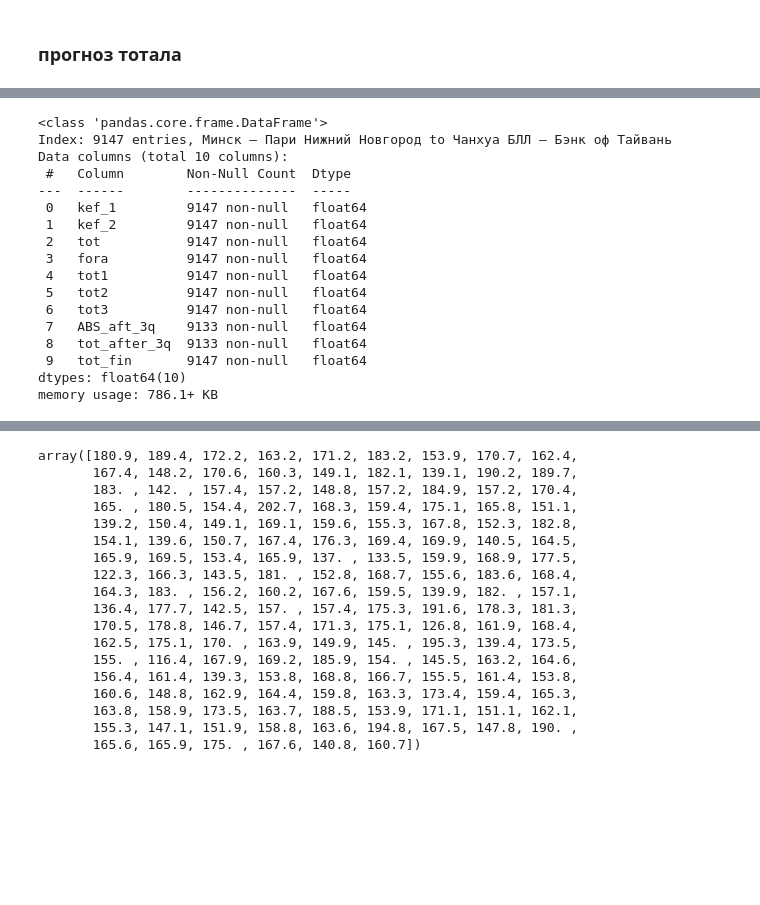
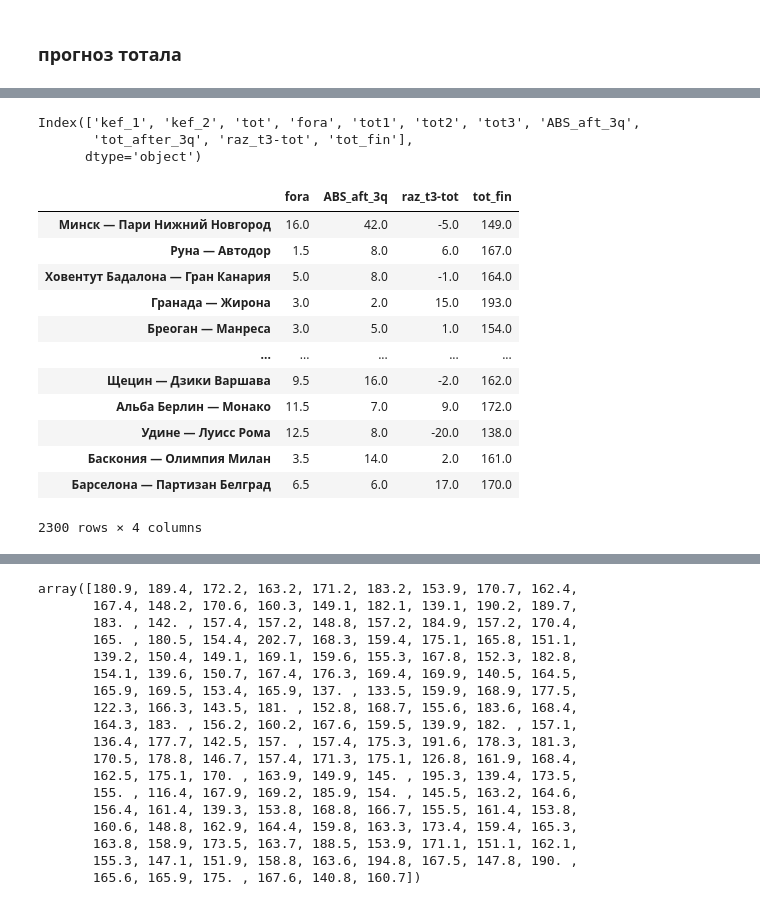
Before and after one commit to madog8/test_1, a Jupyter notebook: Basket_test.ipynb, the cells around one changed output, grey strips where cells are left out. Saved outputs shown, nothing was run; the diff lists cells and outputs as text; code cells hidden in the pictures; blank space fills up the shorter version.

```diff
--- a/Basket_test.ipynb
+++ b/Basket_test.ipynb
@@ -351,27 +339,36 @@ df1 = df1[['name_champ', 'teem_1', 'teem_2',  'status', 'kef_1', 'kef_2', 'tot',
 df = df[['kef_1', 'kef_2', 'tot', 'fora', 'tot1', 'tot2', 'tot3',
        'ABS_aft_3q', 'tot_after_3q', 'tot_fin']].astype(float)
 # %%
-df.info()
+df.insert(df.columns.get_loc('tot_after_3q') + 1, 'raz_t3-tot', '')
-# %% [output]
-<class 'pandas.core.frame.DataFrame'>
-Index: 9147 entries, Минск — Пари Нижний Новгород to Чанхуа БЛЛ — Бэнк оф Тайвань
-Data columns (total 10 columns):
- #   Column        Non-Null Count  Dtype
----  ------        --------------  -----
- 0   kef_1         9147 non-null   float64
- 1   kef_2         9147 non-null   float64
- 2   tot           9147 non-null   float64
- 3   fora          9147 non-null   float64
- 4   tot1          9147 non-null   float64
- 5   tot2          9147 non-null   float64
- 6   tot3          9147 non-null   float64
- 7   ABS_aft_3q    9133 non-null   float64
- 8   tot_after_3q  9133 non-null   float64
- 9   tot_fin       9147 non-null   float64
-dtypes: float64(10)
-memory usage: 786.1+ KB
+# %%
+for index, row in df.iterrows():
+    df.at[index, 'raz_t3-tot'] = row['tot_after_3q'] - row['tot']
 # %%
-df = df.dropna(subset=['tot_after_3q']) # удаление пустого значения
+df = df.dropna(subset=['tot3']) # удаление пустого значения
+# %%
+df.columns
+# %% [output]
+Index(['kef_1', 'kef_2', 'tot', 'fora', 'tot1', 'tot2', 'tot3', 'ABS_aft_3q',
+       'tot_after_3q', 'raz_t3-tot', 'tot_fin'],
+      dtype='object')
+# %%
+df = df[['fora', 'ABS_aft_3q', 'raz_t3-tot', 'tot_fin']]
+# %%
+df
+# %% [output]
+|  | fora | ABS_aft_3q | raz_t3-tot | tot_fin |
+| Минск — Пари Нижний Новгород | 16.0 | 42.0 | -5.0 | 149.0 |
+| Руна — Автодор | 1.5 | 8.0 | 6.0 | 167.0 |
+| Ховентут Бадалона — Гран Канария | 5.0 | 8.0 | -1.0 | 164.0 |
+| Гранада — Жирона | 3.0 | 2.0 | 15.0 | 193.0 |
+| Бреоган — Манреса | 3.0 | 5.0 | 1.0 | 154.0 |
+| ... | ... | ... | ... | ... |
+| Щецин — Дзики Варшава | 9.5 | 16.0 | -2.0 | 162.0 |
+| Альба Берлин — Монако | 11.5 | 7.0 | 9.0 | 172.0 |
+| Удине — Луисс Рома | 12.5 | 8.0 | -20.0 | 138.0 |
+| Баскония — Олимпия Милан | 3.5 | 14.0 | 2.0 | 161.0 |
+| Барселона — Партизан Белград | 6.5 | 6.0 | 17.0 | 170.0 |
+2300 rows × 4 columns
 # %%
 from sklearn.model_selection import train_test_split
 from sklearn.linear_model import LinearRegression
```
Also changed, not shown: parts of 16 cells of this notebook, 2 other files.
